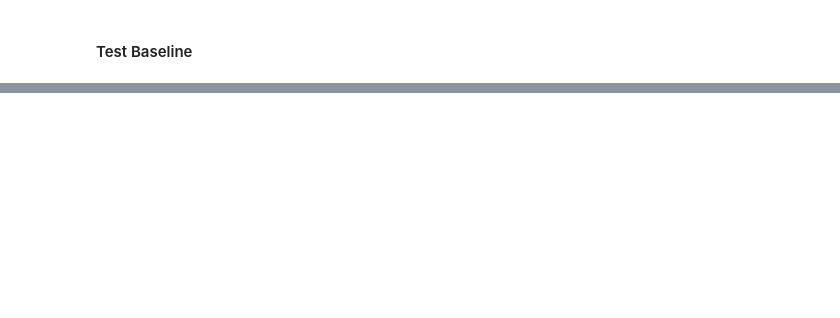
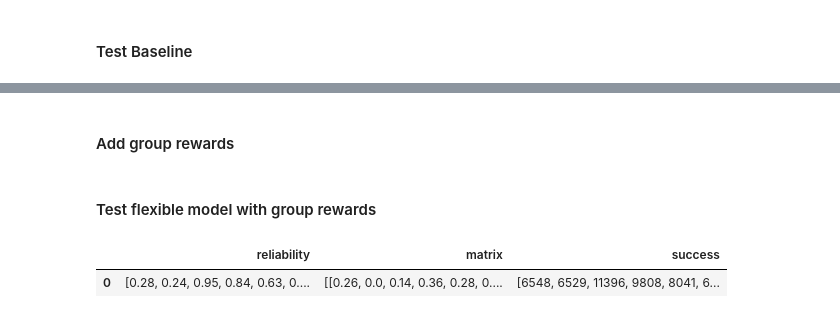
Before and after one commit to alicecwhuang/epistemic-altruism, a Jupyter notebook: model.ipynb, the cells around one changed output, grey strips where cells are left out. Cells and saved outputs as stored; diff of their text form; code cells hidden in the pictures; blank space fills up the shorter version.

```diff
--- a/model.ipynb
+++ b/model.ipynb
@@ -314,0 +402,17 @@ df
+# %% [markdown]
+#### Add group rewards
+# %%
+class flexWeightAgent(flexAgent):
+    "Strength of reinforcement dependent on success of group"
+    "Only reinforce if there is individual success"
+    def __init__(self, model, id, reliability, prior=5, w=1):
+        super().__init__(model, id, reliability, prior)
+        self.w = w # weight
+    def reinforce(self, s):
+        for i in range(len(self.choice)):
+            if self.choice[i]:
+                if self.votes[i]:
+                    self.urn[i][0] += s * self.w
+                else:
+                    self.urn[i][1] += s * self.w
+        self.urn[self.id+1] = [0, 1]
@@ -314,0 +438,21 @@ df
+# %%
+class flexCompModel(flexModel):
+    def __init__(self, n=5, round_per_gen=100, gen_per_run=200, prior=5, w=1):
+        super().__init__(n, round_per_gen, gen_per_run, prior)
+        self.w = w
+        self.agents = []
+        for i in range(n):
+            self.agents.append(flexWeightAgent(self, i, self.Rs[i], prior, w))
+        self.init_agents()
+    def play(self):
+        ls = list(range(self.n))
+        random.shuffle(ls)
+        for i in ls:
+            a = self.agents[i]
+            a.update()
+        s = self.n - sum([a.belief for a in self.agents]) # Number of unsuccessful agents this round
+
+        for a in self.agents:
+            a.reinforce(s)
+# %% [markdown]
+#### Test flexible model with group rewards
@@ -314,0 +465,5 @@ df
+# %%
+df
+# %% [output]
+|  | reliability | matrix | success |
+| 0 | [0.28, 0.24, 0.95, 0.84, 0.63, 0.... | [[0.26, 0.0, 0.14, 0.36, 0.28, 0.... | [6548, 6529, 11396, 9808, 8041, 6... |
```
Also changed, not shown: parts of 20 cells of this notebook, 2 other files.
